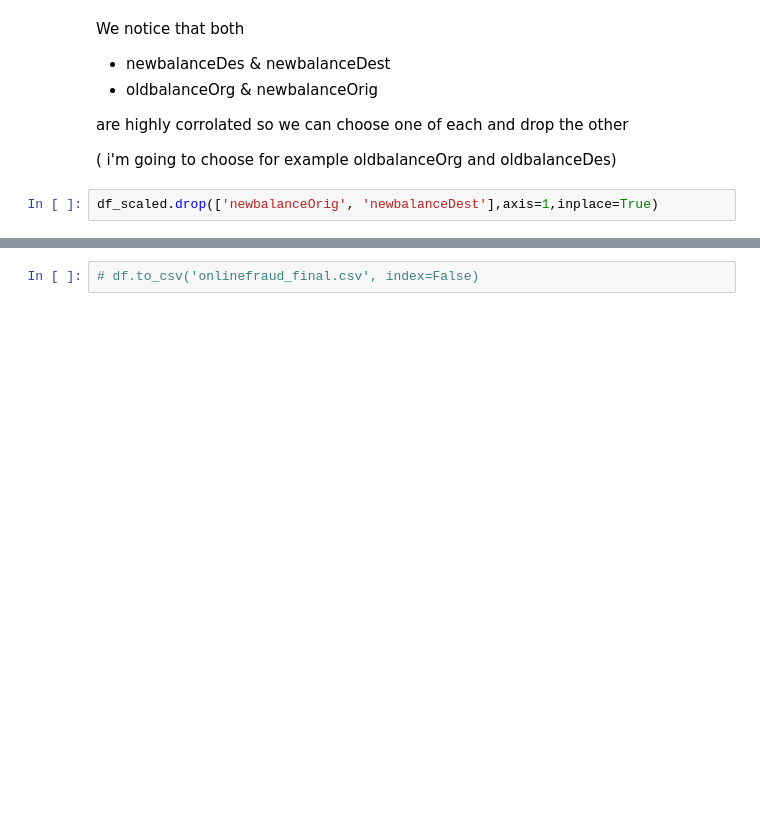
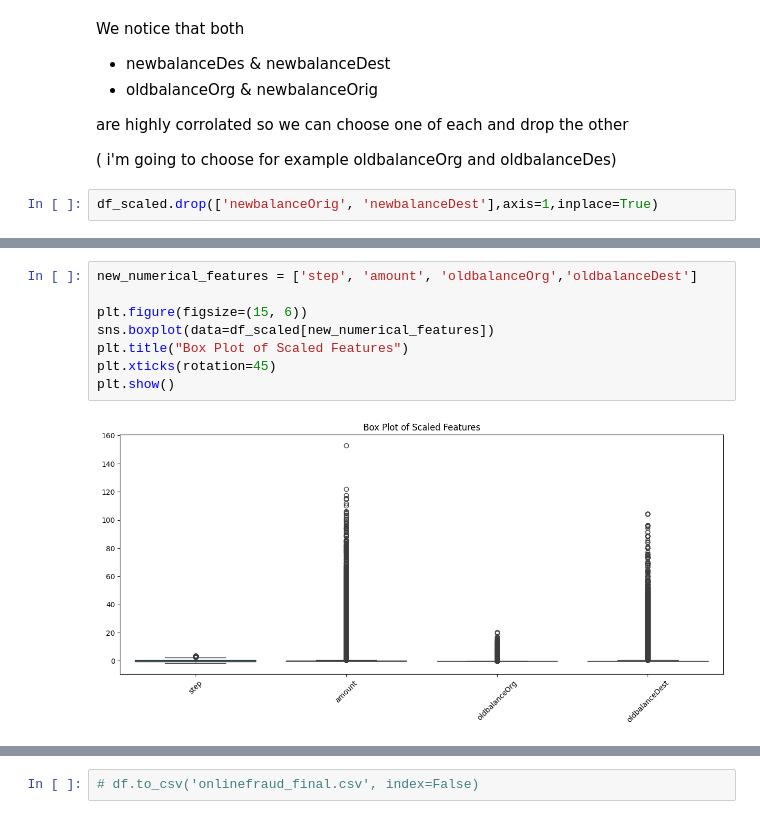
Before and after one commit to BAHAMLAOUHI/Data-Mining-Project, a Jupyter notebook: EDA_&_Preprocessing.ipynb, the cells around one changed output, grey strips where cells are left out. Cells and saved outputs as stored; diff of their text form; blank space fills up the shorter version.

```diff
--- a/EDA_&_Preprocessing.ipynb
+++ b/EDA_&_Preprocessing.ipynb
@@ -544,0 +532,10 @@ plt.show()
+# %%
+new_numerical_features = ['step', 'amount', 'oldbalanceOrg','oldbalanceDest']
+
+plt.figure(figsize=(15, 6))
+sns.boxplot(data=df_scaled[new_numerical_features])
+plt.title("Box Plot of Scaled Features")
+plt.xticks(rotation=45)
+plt.show()
+# %% [output]
+[figure, added]
```
Also changed, not shown: parts of 23 cells of this notebook.
